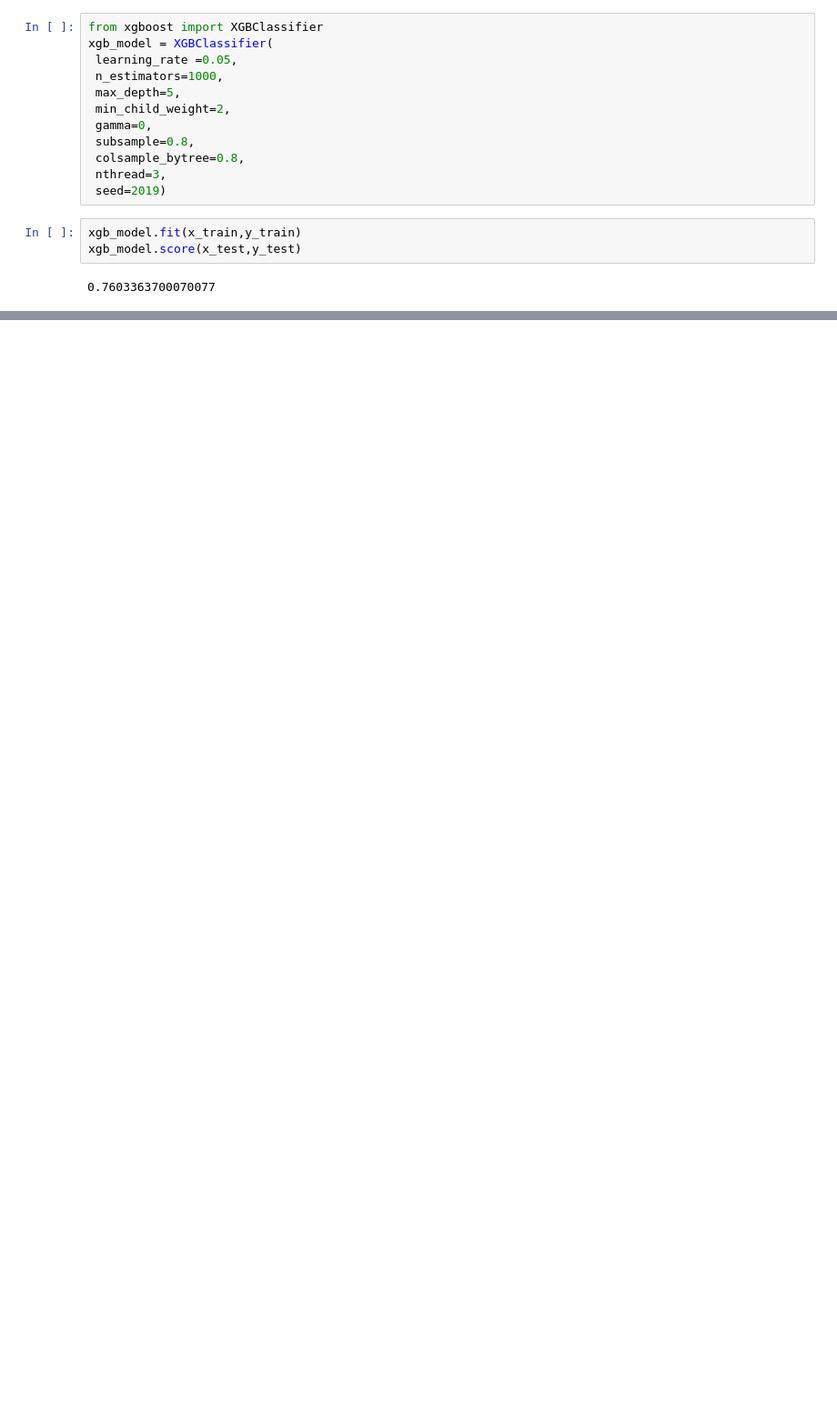
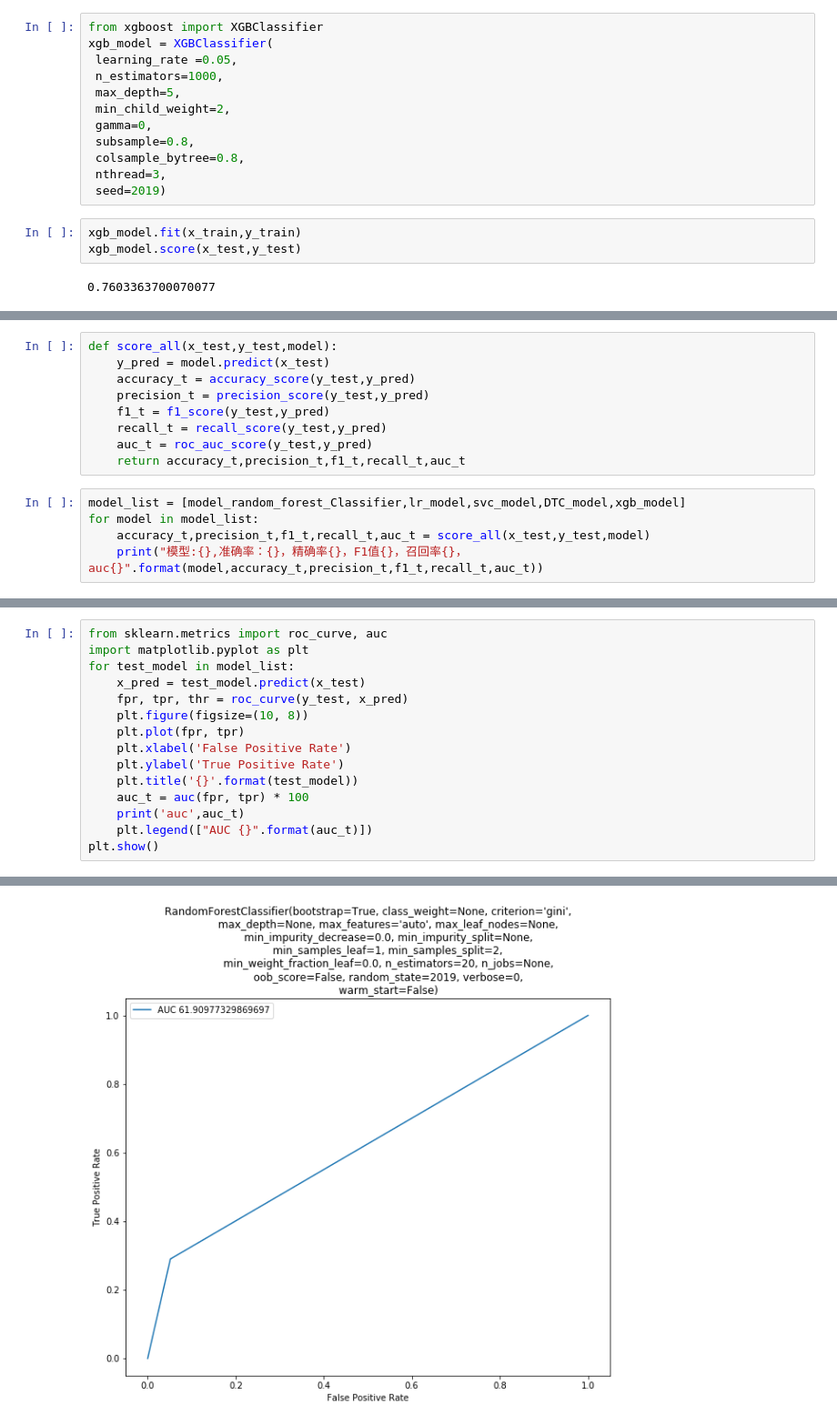
Before and after one commit to Clayygou/DataWhale-7-, a Jupyter notebook: 数据探索和分析.ipynb, the cells around one changed output, grey strips where cells are left out. Shown at 91% size. Drawn from its saved outputs; the diff is of its cells as text; blank space fills up the shorter version.

```diff
--- a/数据探索和分析.ipynb
+++ b/数据探索和分析.ipynb
@@ -640,0 +645,14 @@ xgb_model.score(x_test,y_test)
+# %%
+def score_all(x_test,y_test,model):
+    y_pred = model.predict(x_test)
+    accuracy_t = accuracy_score(y_test,y_pred)
+    precision_t = precision_score(y_test,y_pred)
+    f1_t = f1_score(y_test,y_pred)
+    recall_t = recall_score(y_test,y_pred)
+    auc_t = roc_auc_score(y_test,y_pred)
+    return accuracy_t,precision_t,f1_t,recall_t,auc_t
+# %%
+model_list = [model_random_forest_Classifier,lr_model,svc_model,DTC_model,xgb_model]
+for model in model_list:
+    accuracy_t,precision_t,f1_t,recall_t,auc_t = score_all(x_test,y_test,model)
+    print("模型:{},准确率：{}，精确率{}，F1值{}，召回率{}，auc{}".format(model,accuracy_t,precision_t,f1_t,recall_t,auc_t))
@@ -640,0 +677,16 @@ xgb_model.score(x_test,y_test)
+# %%
+from sklearn.metrics import roc_curve, auc
+import matplotlib.pyplot as plt
+for test_model in model_list:
+    x_pred = test_model.predict(x_test)
+    fpr, tpr, thr = roc_curve(y_test, x_pred)
+    plt.figure(figsize=(10, 8))
+    plt.plot(fpr, tpr)
+    plt.xlabel('False Positive Rate')
+    plt.ylabel('True Positive Rate')
+    plt.title('{}'.format(test_model))
+    auc_t = auc(fpr, tpr) * 100
+    print('auc',auc_t)
+    plt.legend(["AUC {}".format(auc_t)])
+plt.show()
+# %% [output]
@@ -640,0 +698 @@ xgb_model.score(x_test,y_test)
+[figure, added]
```
Also changed, not shown: parts of 6 cells of this notebook.
